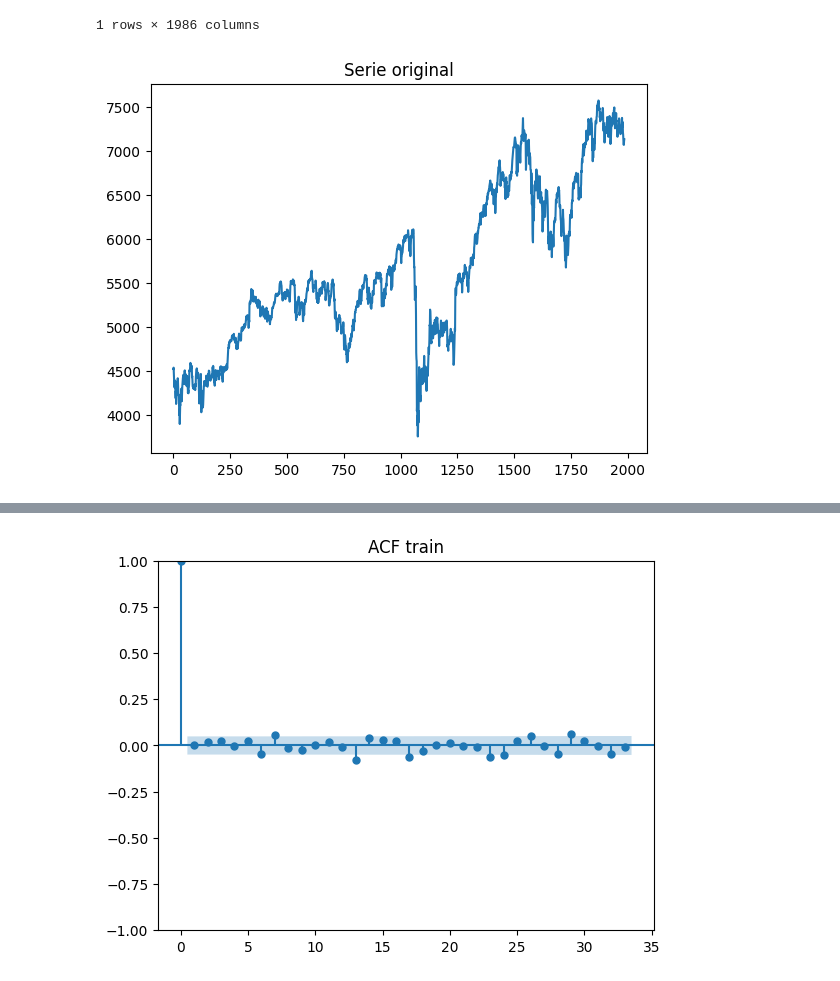
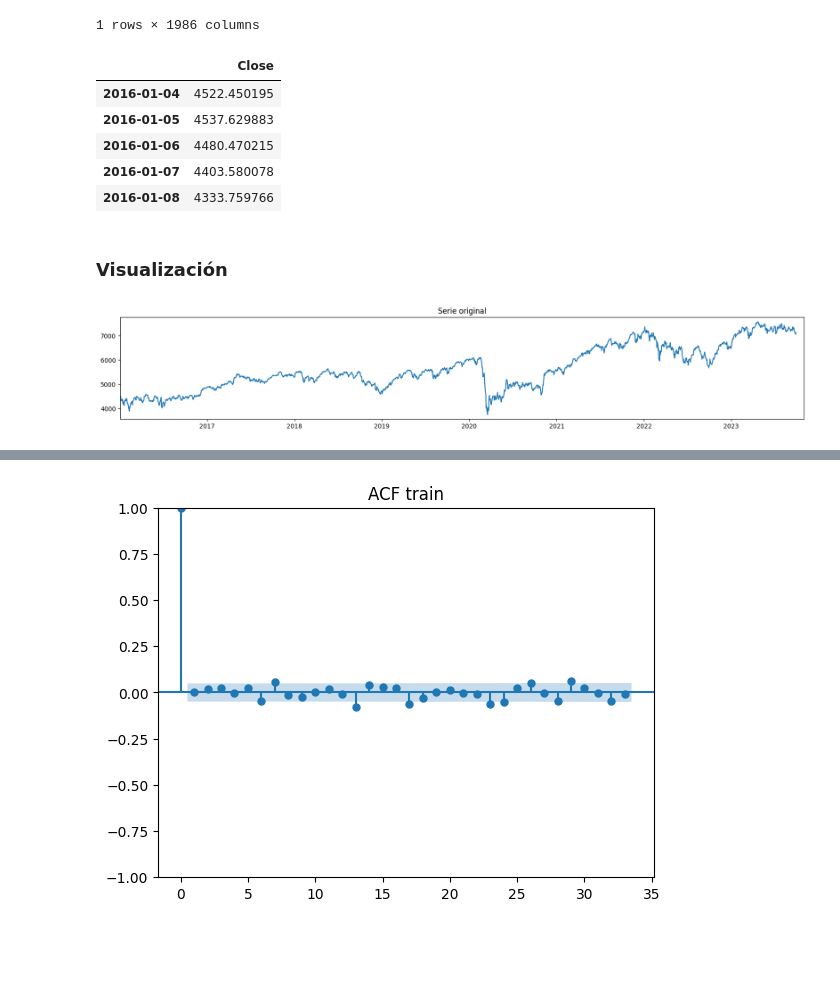
Before and after one commit to SoyAgustin/ARIMA-forecast, a Jupyter notebook: forecast.ipynb, the cells around one changed output, grey strips where cells are left out. Saved outputs shown, nothing was run; the diff lists cells and outputs as text; code cells hidden in the pictures; blank space fills up the shorter version.

```diff
--- a/forecast.ipynb
+++ b/forecast.ipynb
@@ -13,10 +17,28 @@ df
 |  | 2016-01-04 | 2016-01-05 | 2016-01-06 | 2016-01-07 | 2016-01-08 | 2016-01-11 | 2016-01-12 | 2016-01-13 | ... |
 | Close | 4522.450195 | 4537.629883 | 4480.470215 | 4403.580078 | 4333.759766 | 4312.740234 | 4378.75 | 4391.939941 | ... |
 1 rows × 1986 columns
+# %%
+#Primero transformamos el dataframe a un formato más cómodo en el que los índices de los valores son las fechas
+df = df.T
+#Posteriormente transformamos los índices a formato 'date-time' ya que originalmente son de tipo 'Object'
+df.index = pd.to_datetime(df.index)
+#vemos como quedó nuestro dataframe
+df.head(5)
+# %% [output]
+|  | Close |
+| 2016-01-04 | 4522.450195 |
+| 2016-01-05 | 4537.629883 |
+| 2016-01-06 | 4480.470215 |
+| 2016-01-07 | 4403.580078 |
+| 2016-01-08 | 4333.759766 |
+# %% [markdown]
+### Visualización
 # %%
-plt.plot(df.values[0])
+plt.figure(figsize=(20,3))
+plt.plot(df)
 plt.title("Serie original")
+plt.xlim(min(df.index),pd.to_datetime("2023-11-01")) #Decorativo, para que no se vea un espacio en blanco al final
 plt.show()
 # %% [output]
-[figure, old version]
+[figure, new version]
 # %%
```
Also changed, not shown: parts of 12 cells of this notebook.
